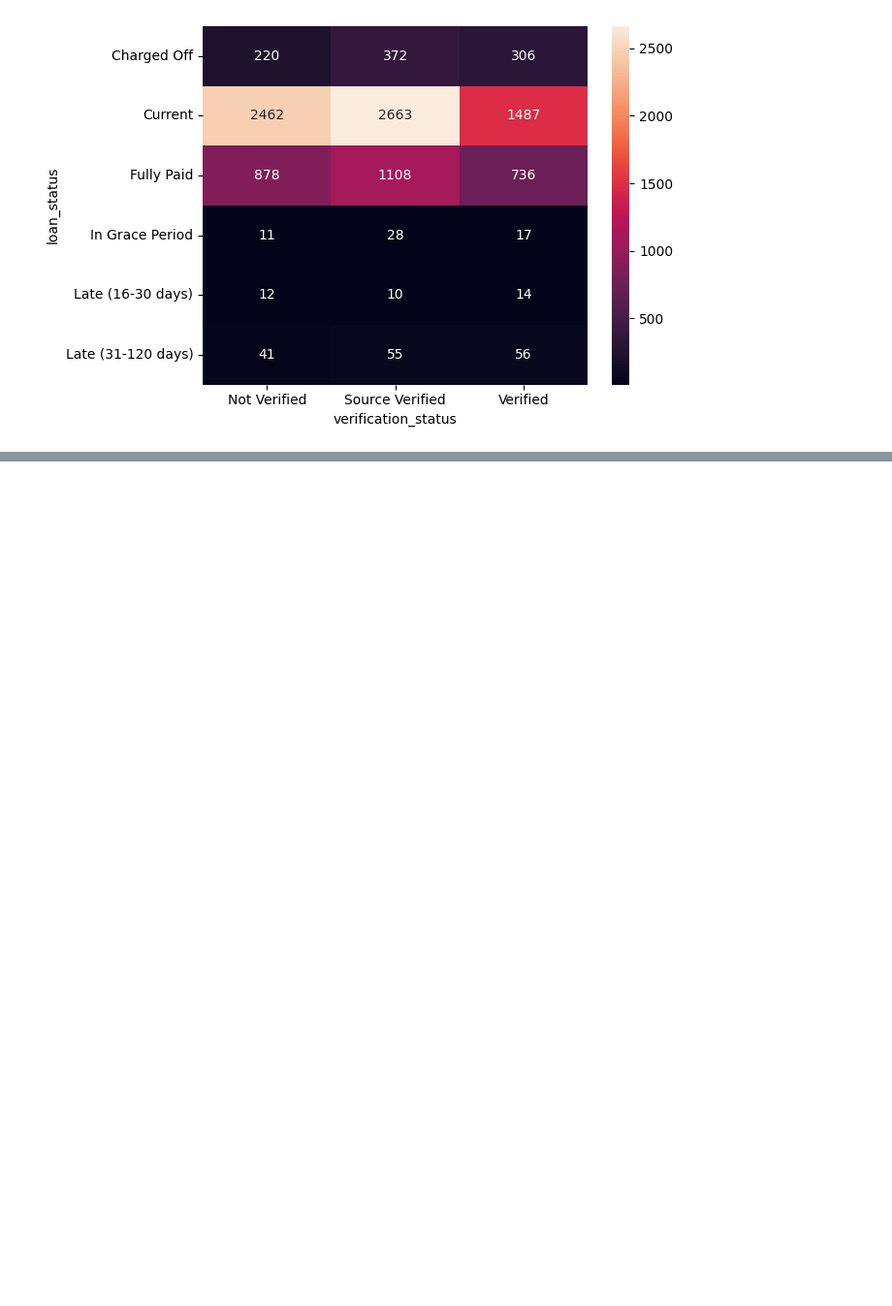
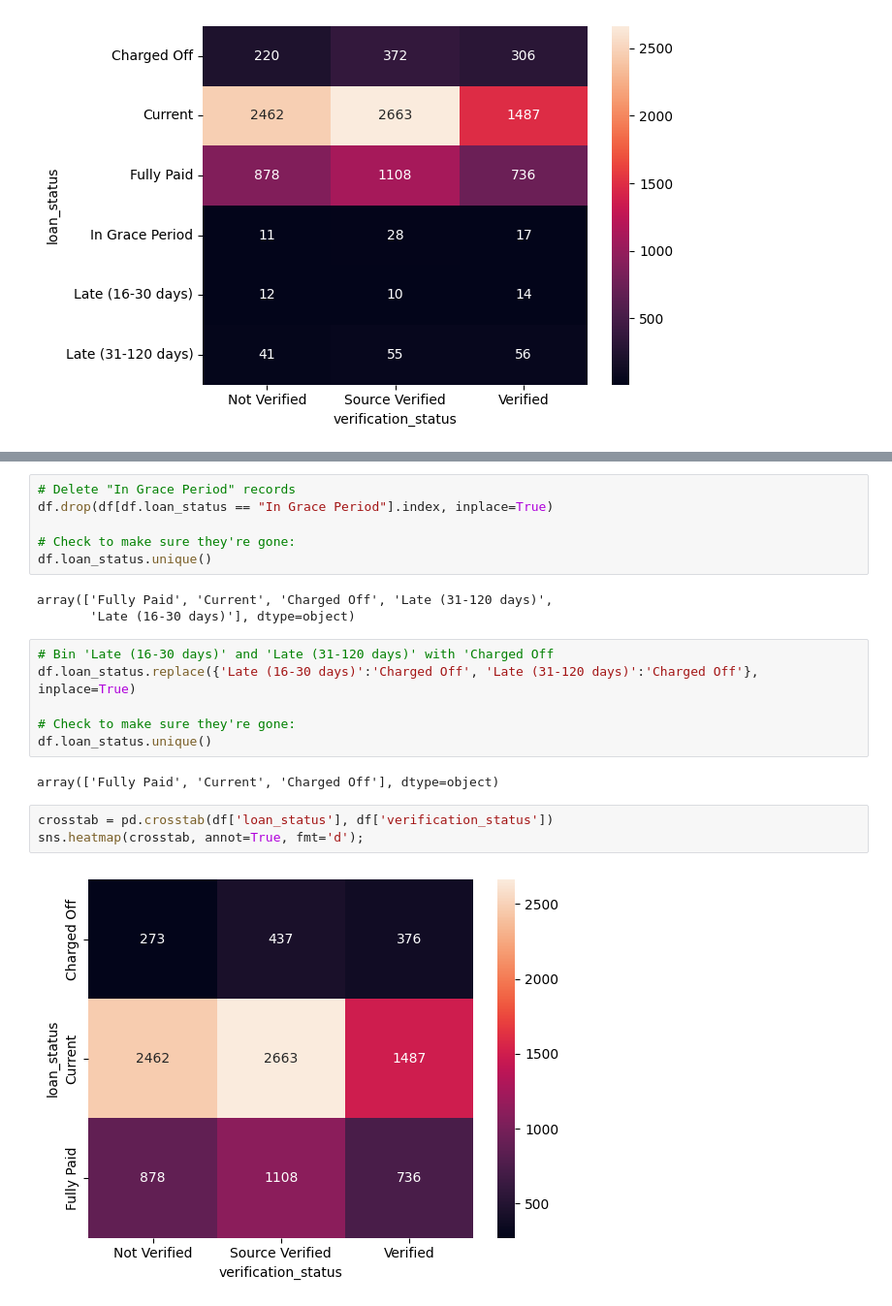
Before and after one commit to skous2/IS-315-Code, a Jupyter notebook: 30-introduction_bivariateCC.ipynb, the cells around one changed output, grey strips where cells are left out. Shown at 97% size. Drawn from its saved outputs; the diff is of its cells as text; blank space fills up the shorter version.

```diff
--- a/30-introduction_bivariateCC.ipynb
+++ b/30-introduction_bivariateCC.ipynb
@@ -103,0 +106,22 @@ sns.heatmap(pd.crosstab(df.loan_status, df.verification_status), annot=True, fmt
+# %%
+# Delete "In Grace Period" records
+df.drop(df[df.loan_status == "In Grace Period"].index, inplace=True)
+
+# Check to make sure they're gone:
+df.loan_status.unique()
+# %% [output]
+array(['Fully Paid', 'Current', 'Charged Off', 'Late (31-120 days)',
+       'Late (16-30 days)'], dtype=object)
+# %%
+# Bin 'Late (16-30 days)' and 'Late (31-120 days)' with 'Charged Off
+df.loan_status.replace({'Late (16-30 days)':'Charged Off', 'Late (31-120 days)':'Charged Off'}, inplace=True)
+
+# Check to make sure they're gone:
+df.loan_status.unique()
+# %% [output]
+array(['Fully Paid', 'Current', 'Charged Off'], dtype=object)
+# %%
+crosstab = pd.crosstab(df['loan_status'], df['verification_status'])
+sns.heatmap(crosstab, annot=True, fmt='d');
+# %% [output]
+[figure, added]
```
Also changed, not shown: parts of 9 cells of this notebook, 2 other files.
